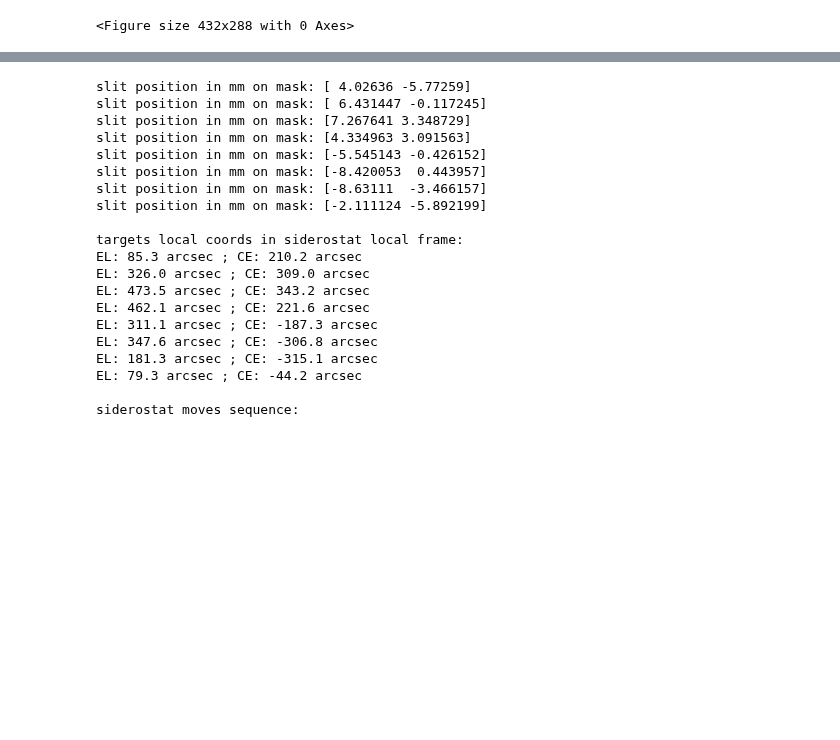
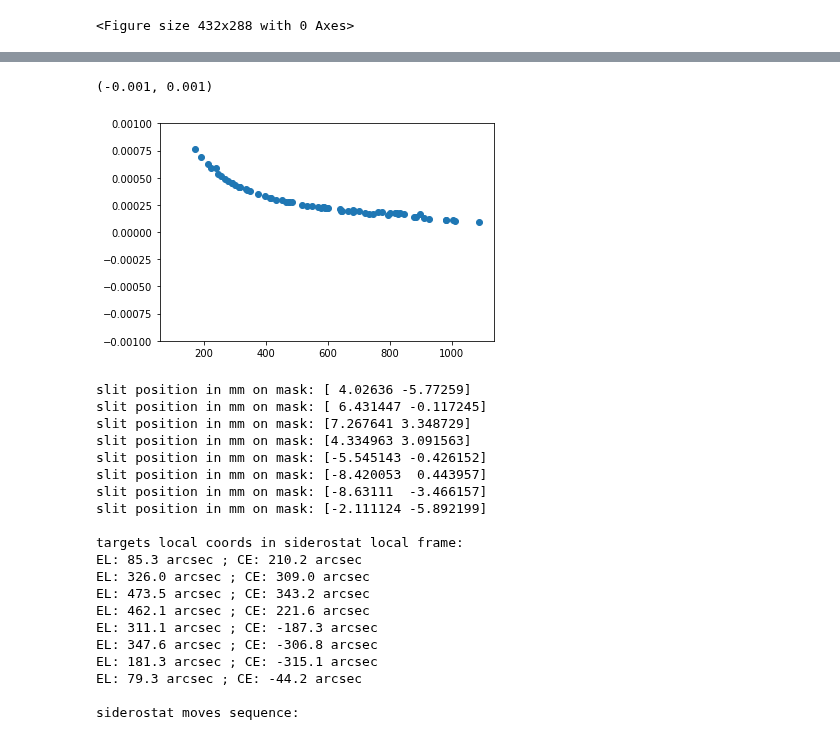
Before and after one commit to vpicouet/FireBallPipe, a Jupyter notebook: Notebook/2018/autocoll_XYcalib_180904_F2.ipynb, the cells around one changed output, grey strips where cells are left out. Drawn from its saved outputs; the diff is of its cells as text; code cells hidden in the pictures; blank space fills up the shorter version.

```diff
--- a/Notebook/2018/autocoll_XYcalib_180904_F2.ipynb
+++ b/Notebook/2018/autocoll_XYcalib_180904_F2.ipynb
@@ -269,3 +285,18 @@ mean residual in EL,CE 0.9, 2.9 arcsec
+# %%
+origin = slit_coords_all[0].origin
+slit_coords_all[0].separation(origin).to(u.arcsec)
+radius = []
+delta = []
+for s,g in zip(slit_coords_all, source_coords_all):
+    radius.append(s.separation(origin).to(u.arcsec).value)
+    delta.append(s.separation(g).to(u.arcsec).value)
+
+plt.figure()
+plt.scatter(radius, np.array(delta)/np.array(radius))
+plt.ylim((-0.001,0.001))
+# %% [output]
+(-0.001, 0.001)
+[figure, added]
 # %%
 #G2UVcor.save(filename=cloudpath + 'TestsFTS2018-Flight/E2E-AIT-Flight/XYCalibration/F2_180904.pkl')
 # %%
```
Also changed, not shown: parts of 7 cells of this notebook, 5 other files.
